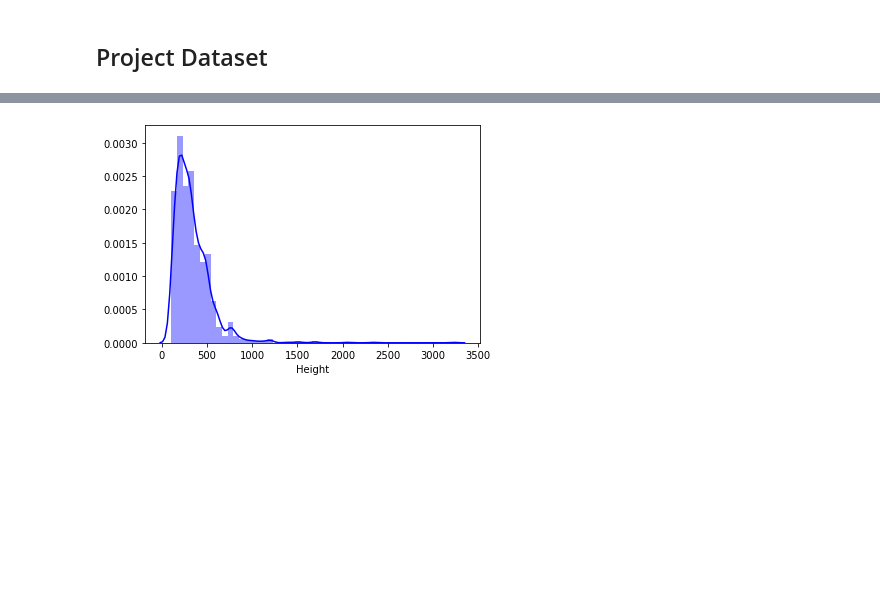
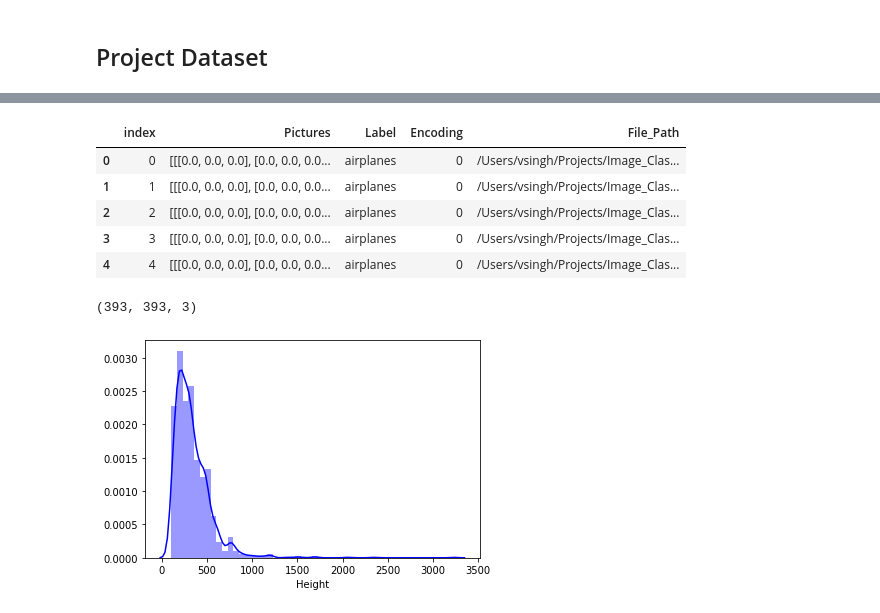
Before and after one commit to vikrantwd/Image_Classification, a Jupyter notebook: GradProject_NB4.ipynb, the cells around one changed output, grey strips where cells are left out. Saved outputs shown, nothing was run; the diff lists cells and outputs as text; code cells hidden in the pictures; blank space fills up the shorter version.

```diff
--- a/GradProject_NB4.ipynb
+++ b/GradProject_NB4.ipynb
@@ -277,3 +328,17 @@ starting_data.head()
+# %%
+starting_data_rsz =  read_organize_data('20_categories_training/20_categories_training')
+starting_data_rsz.head()
+# %% [output]
+|  | index | Pictures | Label | Encoding | File_Path |
+| 0 | 0 | [[[0.0, 0.0, 0.0], [0.0, 0.0, 0.0... | airplanes | 0 | /Users/vsingh/Projects/Image_Clas... |
+| 1 | 1 | [[[0.0, 0.0, 0.0], [0.0, 0.0, 0.0... | airplanes | 0 | /Users/vsingh/Projects/Image_Clas... |
+| 2 | 2 | [[[0.0, 0.0, 0.0], [0.0, 0.0, 0.0... | airplanes | 0 | /Users/vsingh/Projects/Image_Clas... |
+| 3 | 3 | [[[0.0, 0.0, 0.0], [0.0, 0.0, 0.0... | airplanes | 0 | /Users/vsingh/Projects/Image_Clas... |
+| 4 | 4 | [[[0.0, 0.0, 0.0], [0.0, 0.0, 0.0... | airplanes | 0 | /Users/vsingh/Projects/Image_Clas... |
+# %%
+pad_to_square(starting_data['Pictures'][0]).shape
+# %% [output]
+(393, 393, 3)
 # %%
 heights = starting_data['Pictures'].apply(get_height)
 widths = starting_data['Pictures'].apply(get_width)
```
Also changed, not shown: parts of 10 cells of this notebook.
